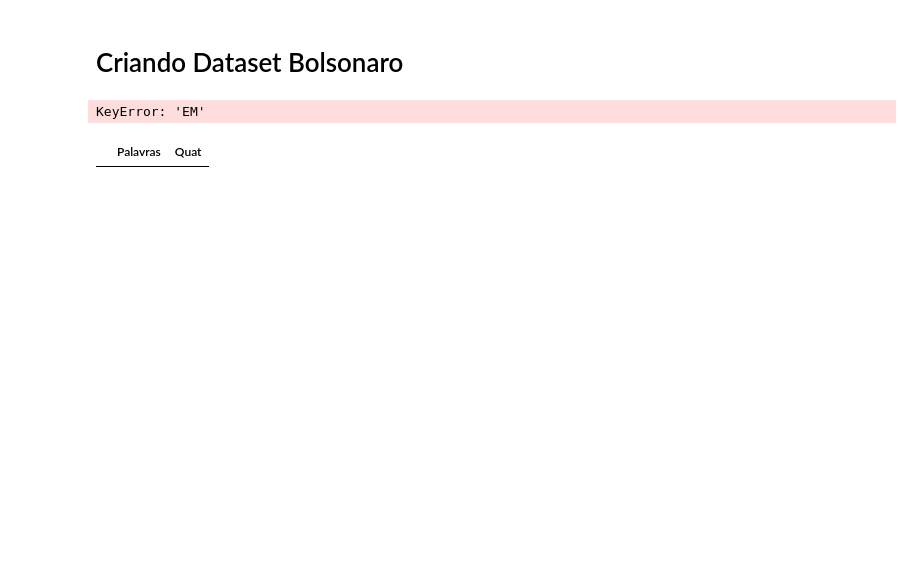
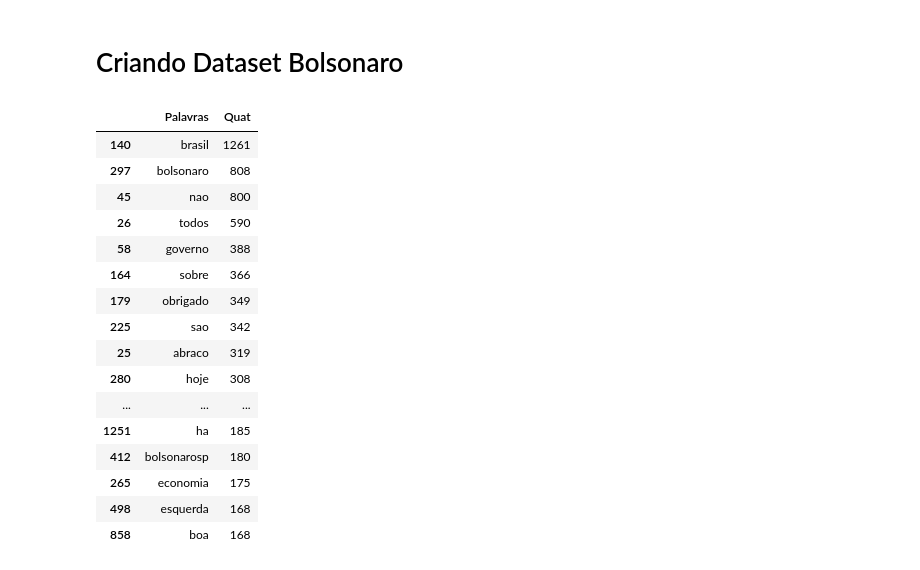
Before and after one commit to GeoIsrael/BolsoxLula_Twitter, a Jupyter notebook: bozoXlula/Desafio_lula.ipynb, the cells around one changed output. Cells and saved outputs as stored; diff of their text form; code cells hidden in the pictures; blank space fills up the shorter version.

Commit message:
Adicionando Filtros de Data Wrangling:

```diff
--- a/bozoXlula/Desafio_lula.ipynb
+++ b/bozoXlula/Desafio_lula.ipynb
@@ -233,23 +297,48 @@ da
 # %% [markdown]
 # Criando Dataset Bolsonaro
 # %%
-dados_bozo.full_text[1].split()
 lista_final_bozo=[]
+sw = stopwords.words('portuguese')
+
 for i in range(6794):
-    lista_final_bozo= lista_final_bozo + dados_bozo.full_text[i].split()
+    texto=dados_bozo.full_text[i].lower()
+    texto=re.sub(r'http\S+','',texto)
+    texto=texto.replace('“','')
+    texto=texto.replace('”','')
+    texto=unidecode(texto)
+    texto = ' '.join([k for k in texto.split(" ") if k not in sw])
 
-di_bozo={}
-for i in lista_final_bozo:
-    if i in di:
-        di_bozo[i]+=1
-    else:
-        di_bozo[i]=1
-
-dataframe_bozo=pd.DataFrame(list(di_bozo.items()),
-            columns=['Palavras','Quat'])
+    for p in pontuacao:
+        texto= texto.replace(p,'')
+    re.sub(r' +',' ',texto) #Procurar Explicação do 'r'
+    lista_final_bozo= lista_final_bozo+texto.split()
-# %% [output]
-KeyError: 'EM'
 # %%
-dataframe_bozo
+di={}
+for i in lista_final_bozo:
+    if i in di:
+        di[i]+=1
+    else:
+        di[i]=1
-# %% [output]
-|  | Palavras | Quat |
+# %%
+dataframe_bozo=pd.DataFrame(list(di.items()),
+            columns=['Palavras','Quat'])
+dataframe_bozo_ordenado=dataframe_bozo.sort_values(by='Quat', ascending=False)
+dataframe_bozo_ordenado.head(30)
+# %% [output]
+|  | Palavras | Quat |
+| 140 | brasil | 1261 |
+| 297 | bolsonaro | 808 |
+| 45 | nao | 800 |
+| 26 | todos | 590 |
+| 58 | governo | 388 |
+| 164 | sobre | 366 |
+| 179 | obrigado | 349 |
+| 225 | sao | 342 |
+| 25 | abraco | 319 |
+| 280 | hoje | 308 |
+| ... | ... | ... |
+| 1251 | ha | 185 |
+| 412 | bolsonarosp | 180 |
+| 265 | economia | 175 |
+| 498 | esquerda | 168 |
+| 858 | boa | 168 |
```
Also changed, not shown: parts of 17 cells of this notebook.
